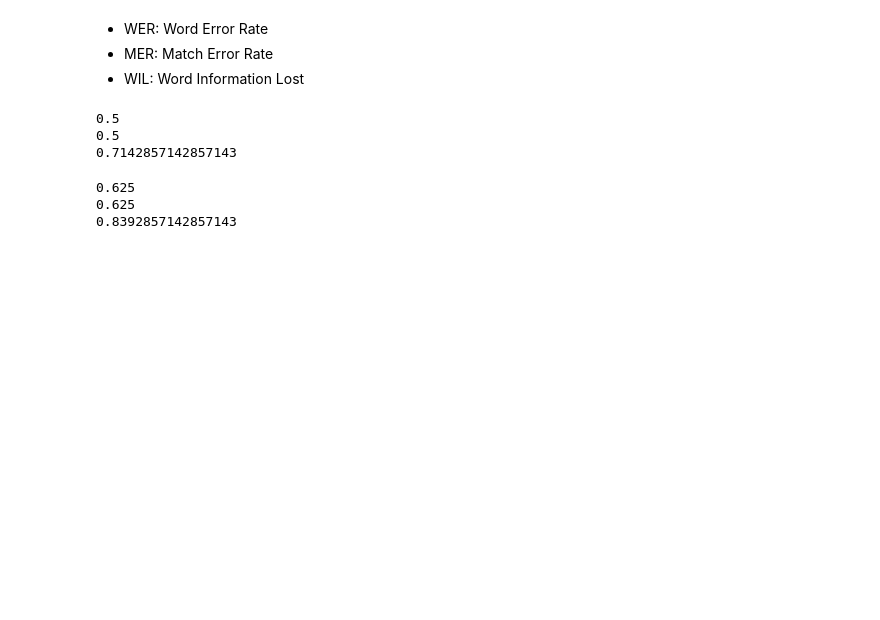
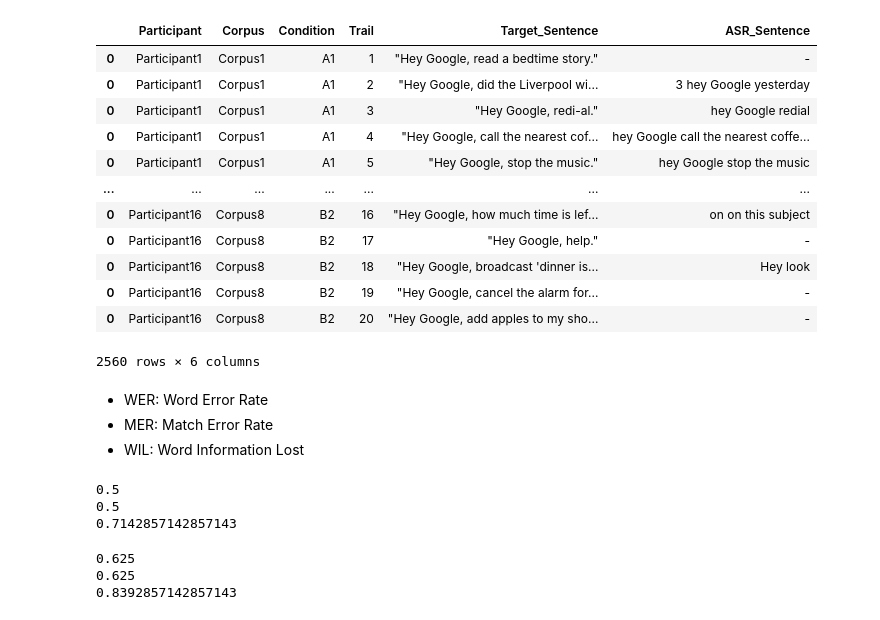
Before and after one commit to Thetang-145/HCI-Code, a Jupyter notebook: HCI_Clean_Sentences.ipynb, the cells around one changed output. Saved outputs shown, nothing was run; the diff lists cells and outputs as text; code cells hidden in the pictures; blank space fills up the shorter version.

```diff
--- a/HCI_Clean_Sentences.ipynb
+++ b/HCI_Clean_Sentences.ipynb
@@ -17,7 +17,7 @@ conditions = {
 
 participants = []
 for i in range(16):
-    participants.append("Partcipant"+str(i+1))
+    participants.append("Participant"+str(i+1))
 # %%
 df = pd.read_csv("Dataset\Result - Total.csv", index_col=0)
 # %%
@@ -62,10 +54,0 @@ final_df.head()
-# %%
-for p in participants:
-    df_p = df[p]
-    df_p_c = df_p[df_p.index == "Corpus1"]
-    df_target = pd.read_csv("Dataset\Target-4.csv")
-    df_target_c = df_target[df_target.corpus=="Corpus1"]
-    n = len(df_p_c)
-    for i in range(n):
-        print(df_target_c[df_target_c.order[i]])
-    break
@@ -73,0 +72,36 @@ KeyError: 1
+# %%
+col = ["Participant", "Corpus", "Condition", "Trail", "Target_Sentence", "ASR_Sentence"]
+df_combine = pd.DataFrame(columns=col)
+
+df_target = pd.read_csv("Dataset\Target-4.csv")
+Corpus_list = list((df_target.corpus).unique())
+for p in participants:
+    df_p = df[p]
+    for c in Corpus_list:
+        df_p_c = df_p[df_p.index == c].reset_index(drop=True)
+        df_target_c = df_target[df_target.corpus == c].reset_index(drop=True)
+        n = len(df_p_c)
+        for i in range(n):
+            cond = ((cond_table.loc[[p],[c]]).values)[0][0]
+            target =  df_target_c.texts[i]
+            ASR = df_p_c[i]
+            row = pd.DataFrame([[p, c, cond, i+1, target, ASR]], columns=col)
+            df_combine = pd.concat([df_combine, row])
+    #         break
+    #     break
+    # break
+df_combine
+# %% [output]
+|  | Participant | Corpus | Condition | Trail | Target_Sentence | ASR_Sentence |
+| 0 | Participant1 | Corpus1 | A1 | 1 | "Hey Google, read a bedtime story." | - |
+| 0 | Participant1 | Corpus1 | A1 | 2 | "Hey Google, did the Liverpool wi... | 3 hey Google yesterday |
+| 0 | Participant1 | Corpus1 | A1 | 3 | "Hey Google, redi-al." | hey Google redial |
+| 0 | Participant1 | Corpus1 | A1 | 4 | "Hey Google, call the nearest cof... | hey Google call the nearest coffe... |
+| 0 | Participant1 | Corpus1 | A1 | 5 | "Hey Google, stop the music." | hey Google stop the music |
+| ... | ... | ... | ... | ... | ... | ... |
+| 0 | Participant16 | Corpus8 | B2 | 16 | "Hey Google, how much time is lef... | on on this subject |
+| 0 | Participant16 | Corpus8 | B2 | 17 | "Hey Google, help." | - |
+| 0 | Participant16 | Corpus8 | B2 | 18 | "Hey Google, broadcast 'dinner is... | Hey look |
+| 0 | Participant16 | Corpus8 | B2 | 19 | "Hey Google, cancel the alarm for... | - |
+| 0 | Participant16 | Corpus8 | B2 | 20 | "Hey Google, add apples to my sho... | - |
+2560 rows × 6 columns
```
Also changed, not shown: parts of 8 cells of this notebook, 1 other file.
